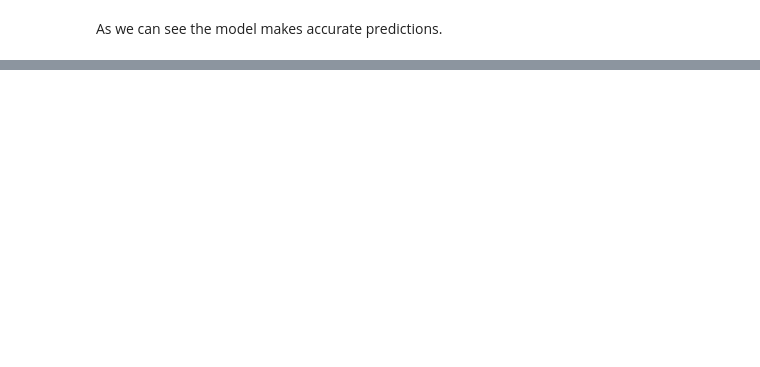
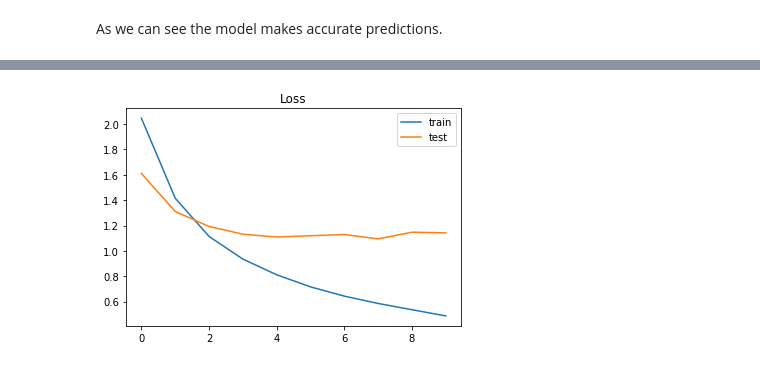
Before and after one commit to thanasis-angelis/Comment-text-claassification, a Jupyter notebook: Big_Data_Content_Analytics_Project.ipynb, the cells around one changed output, grey strips where cells are left out. Cells and saved outputs as stored; diff of their text form; code cells hidden in the pictures; blank space fills up the shorter version.

```diff
--- a/Big_Data_Content_Analytics_Project.ipynb
+++ b/Big_Data_Content_Analytics_Project.ipynb
@@ -536,0 +618,13 @@ As we can see the model makes accurate predictions.
+# %%
+model1 = Sequential()
+model1.add(Embedding(MAX_NB_WORDS, EMBEDDING_DIM, input_length=X.shape[1]))
+model1.add(SpatialDropout1D(0.2))
+model1.add(LSTM(100, dropout=0.2, recurrent_dropout=0.2))
+model1.add(Dense(14, activation='softmax'))
+model1.compile(loss='categorical_crossentropy', optimizer='adam', metrics=['accuracy'])
+
+epochs = 10
+batch_size = 64
+history = model1.fit(X_train, Y_train,
+                    epochs=epochs, batch_size=batch_size,validation_split=0.1,
+                    callbacks=[EarlyStopping(monitor='val_loss', patience=3, min_delta=0.0001)])
@@ -536,0 +657,8 @@ As we can see the model makes accurate predictions.
+# %%
+plt.title('Loss')
+plt.plot(history.history['loss'], label='train')
+plt.plot(history.history['val_loss'], label='test')
+plt.legend()
+plt.show();
+# %% [output]
+[figure, added]
```
Also changed, not shown: parts of 33 cells of this notebook.
